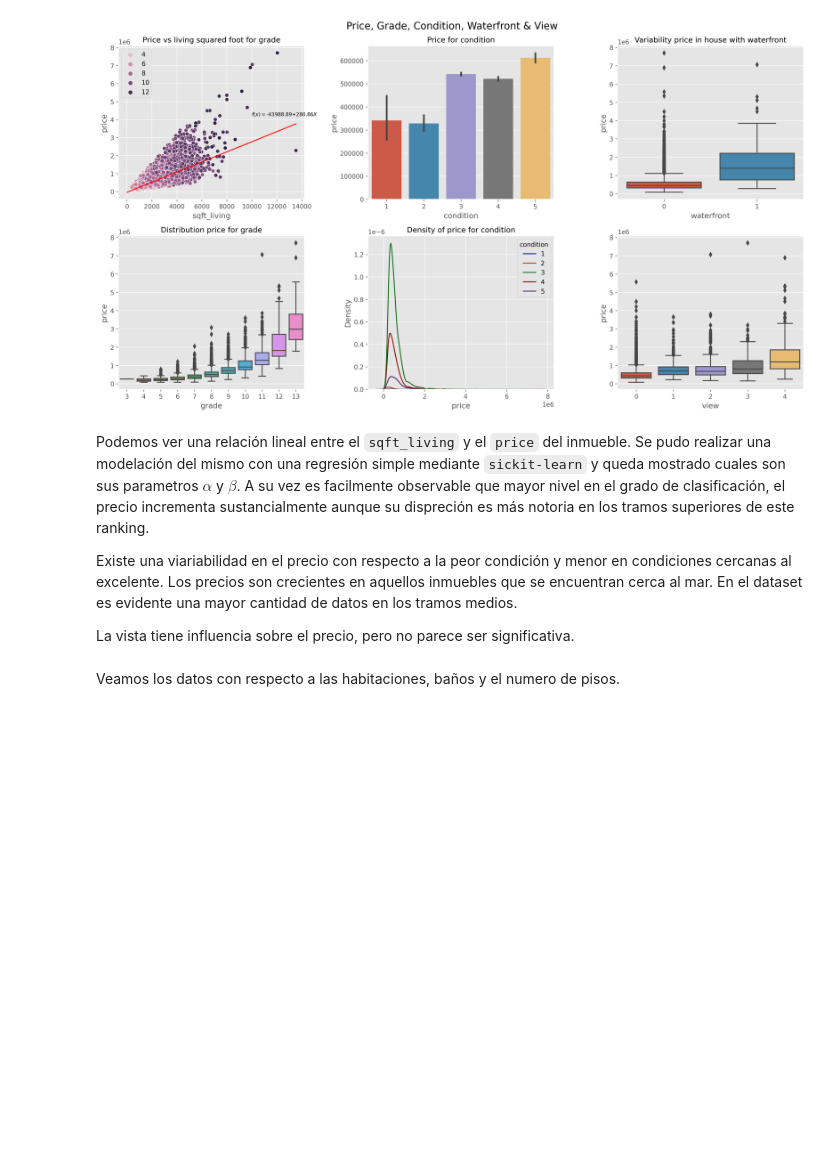
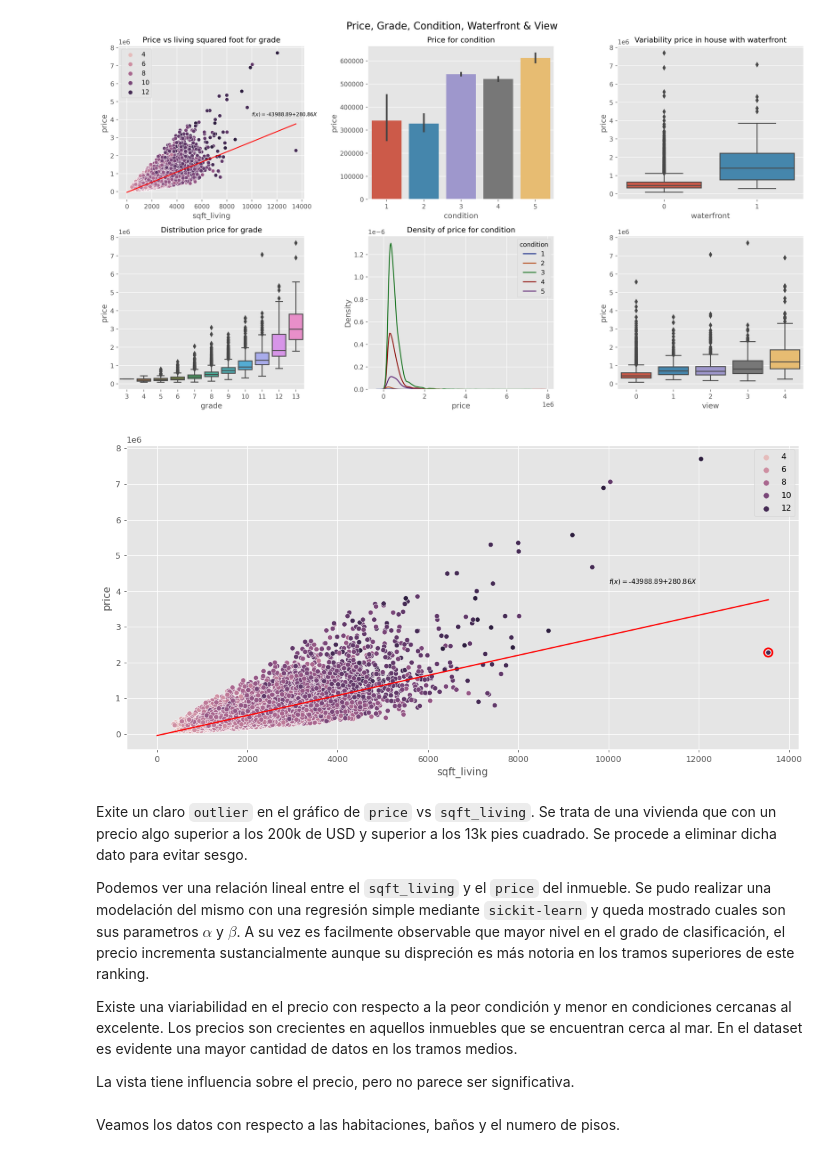
Before and after one commit to Chrissroman/house_price_washington, a Jupyter notebook: analysis/data_analysis.ipynb, the cells around one changed output. Cells and saved outputs as stored; diff of their text form; code cells hidden in the pictures; blank space fills up the shorter version.

```diff
--- a/analysis/data_analysis.ipynb
+++ b/analysis/data_analysis.ipynb
@@ -128,3 +150,6 @@ group_zipcode.set_index('zipcode', inplace=True)
+# %%
+# Get DataFrame with Zipcode for City and County
+group_zipcode = get_cityCounty(data)
 # %% [markdown]
 Migramos la data al DataFrame original creando un nuevo campo como `city`.
 # %%
@@ -278,7 +294,27 @@ fig.suptitle('Price, Grade, Condition, Waterfront & View', fontsize = 16)
 plt.show()
 # %% [output]
 [figure]
+# %%
+outlier = data[data['sqft_living'] > 13000]
+
+# Create Canvas
+fig, ax = plt.subplots(nrows = 1, ncols = 1, figsize = (12, 6), dpi = 90, tight_layout = True)
+
+# Plots
+sns.scatterplot(x = 'sqft_living', hue = 'grade', y = 'price', data = df_plot, ax = ax)
+ax.scatter(x = outlier['sqft_living'], y = outlier['price'], marker = 'o', s = 100, linewidths = 2,
+            color = 'red', facecolor = 'none', edgecolors = 'r')
+sns.lineplot(x = x[:,0], y = y_predict, color = 'red', ax = ax)
+
+ax.text(x = 10000, y = 4.2e6, s = ecu, fontsize = 8)
+
+
+plt.show()
+# %% [output]
+[figure, added]
 # %% [markdown]
+Exite un claro `outlier` en el gráfico de `price` vs `sqft_living`. Se trata de una vivienda que con un precio algo superior a los 200k de USD y superior a los 13k pies cuadrado. Se procede a eliminar dicha dato para evitar sesgo.
+
 Podemos ver una relación lineal entre el `sqft_living` y el `price` del inmueble. Se pudo realizar una modelación del mismo con una regresión simple mediante `sickit-learn` y queda mostrado cuales son sus parametros $\alpha$ y $\beta$. A su vez es facilmente observable que mayor nivel en el grado de clasificación, el precio incrementa sustancialmente aunque su dispreción es más notoria en los tramos superiores de este ranking.
 
 Existe una viariabilidad en el precio con respecto a la peor condición y menor en condiciones cercanas al excelente. Los precios son crecientes en aquellos inmuebles que se encuentran cerca al mar. En el dataset es evidente una mayor cantidad de datos en los tramos medios.
```
Also changed, not shown: parts of 49 cells of this notebook, 2 other files.
